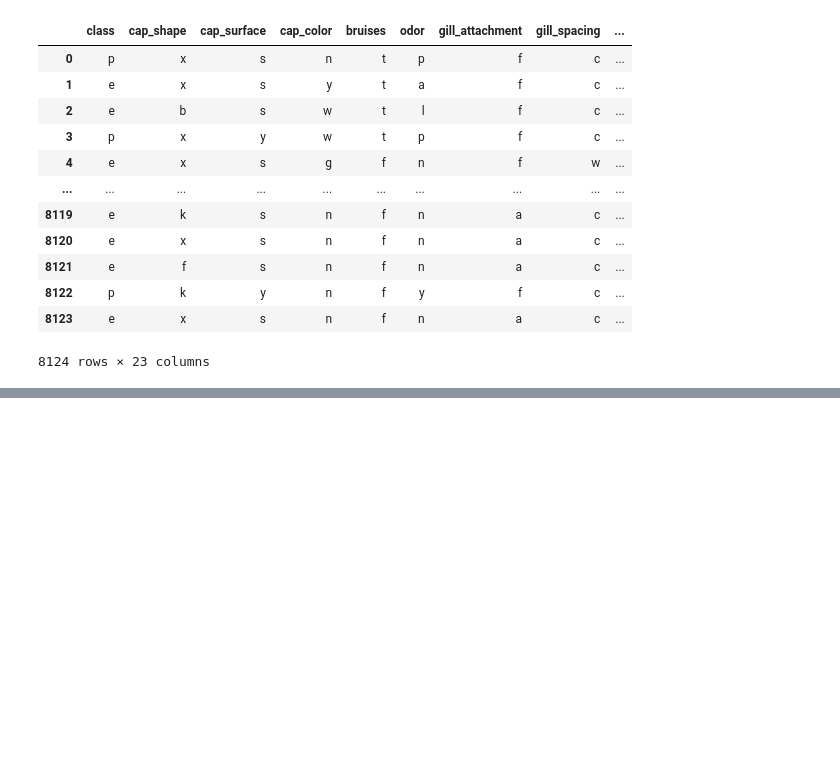
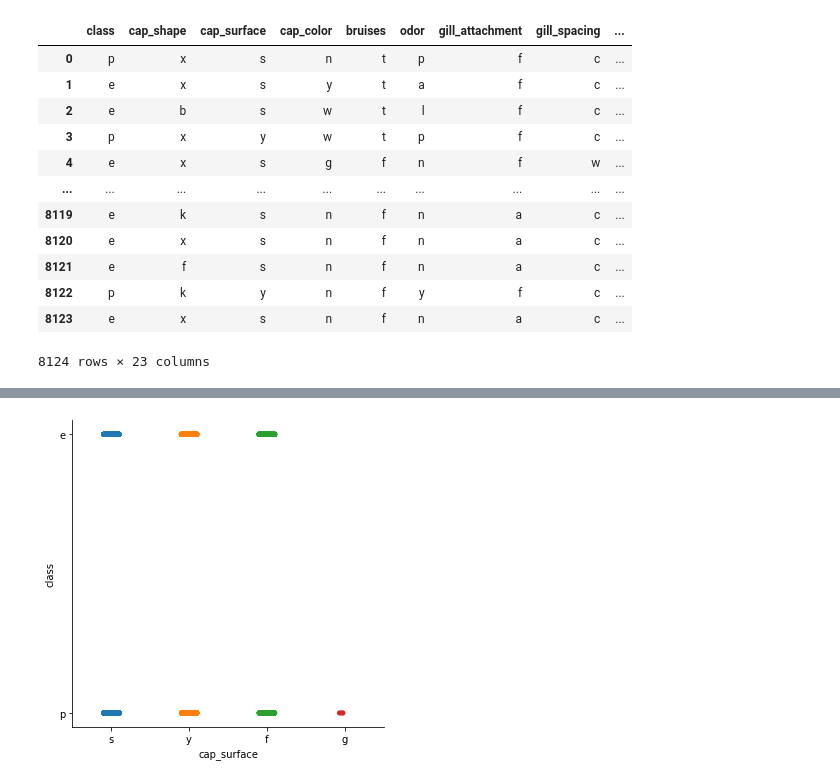
Before and after one commit to Mezuah4/mushroom_class, a Jupyter notebook: mushroom.ipynb, the cells around one changed output, grey strips where cells are left out. Cells and saved outputs as stored; diff of their text form; code cells hidden in the pictures; blank space fills up the shorter version.

```diff
--- a/mushroom.ipynb
+++ b/mushroom.ipynb
@@ -32,0 +45,6 @@ mush_df
+# %%
+# Cap Surface
+sns.catplot(data=mush_df, x='cap_surface', y='class')
+plt.show()
+# %% [output]
+[figure, added]
```
Also changed, not shown: parts of 23 cells of this notebook.
